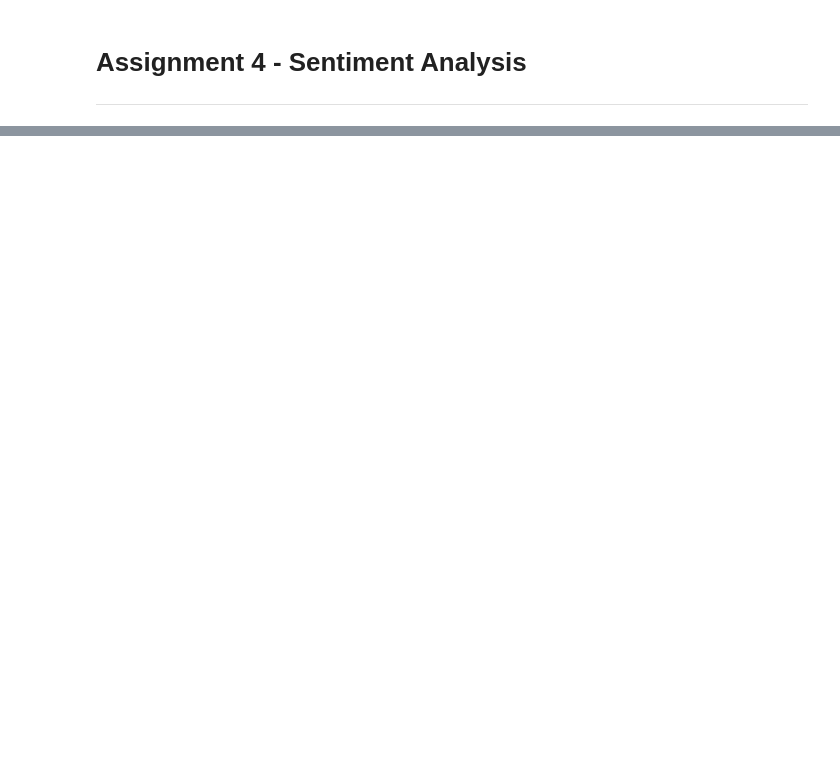
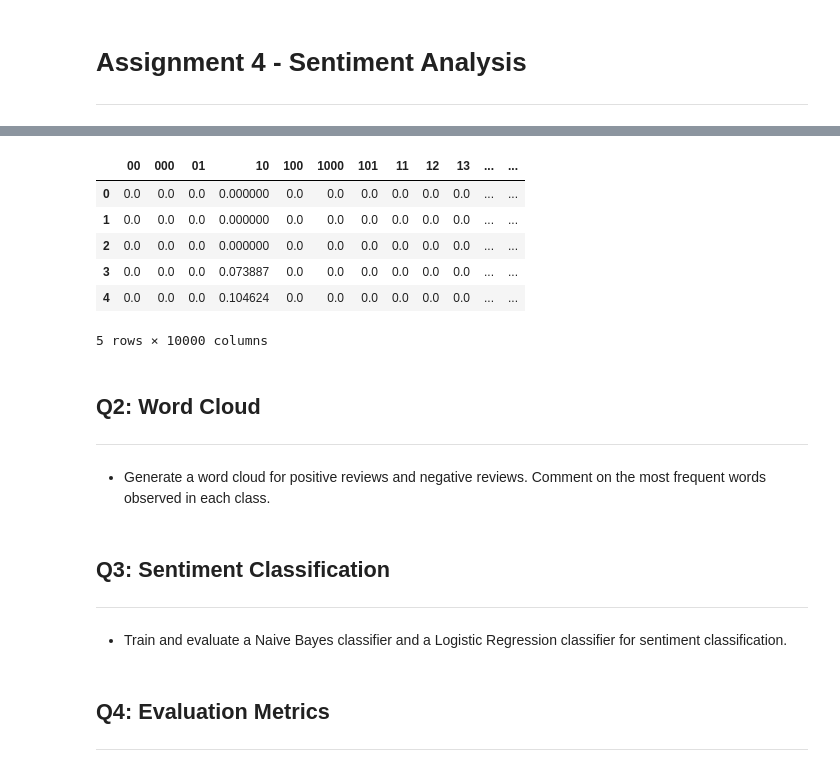
Before and after one commit to ikabrain/UCS772-CV-NLP-Lab, a Jupyter notebook: NLP_assign4/NLP_assign4.ipynb, the cells around one changed output, grey strips where cells are left out. Saved outputs shown, nothing was run; the diff lists cells and outputs as text; code cells hidden in the pictures; blank space fills up the shorter version.

```diff
--- a/NLP_assign4/NLP_assign4.ipynb
+++ b/NLP_assign4/NLP_assign4.ipynb
@@ -9,0 +104,32 @@ import matplotlib.pyplot as plt
+# %%
+# TF-IDF
+from sklearn.feature_extraction.text import TfidfVectorizer
+
+tfidf_vec = TfidfVectorizer(stop_words='english', max_features=10000)
+X_train_tfidf = tfidf_vec.fit_transform(X_train)
+X_test_tfidf = tfidf_vec.transform(X_test)
+
+train_tfidf = pd.DataFrame(X_train_tfidf.toarray(), columns=tfidf_vec.get_feature_names_out())
+train_tfidf.index = X_train.index
+train_tfidf.head()
+# %% [output]
+|  | 00 | 000 | 01 | 10 | 100 | 1000 | 101 | 11 | 12 | 13 | ... | ... |
+| 0 | 0.0 | 0.0 | 0.0 | 0.000000 | 0.0 | 0.0 | 0.0 | 0.0 | 0.0 | 0.0 | ... | ... |
+| 1 | 0.0 | 0.0 | 0.0 | 0.000000 | 0.0 | 0.0 | 0.0 | 0.0 | 0.0 | 0.0 | ... | ... |
+| 2 | 0.0 | 0.0 | 0.0 | 0.000000 | 0.0 | 0.0 | 0.0 | 0.0 | 0.0 | 0.0 | ... | ... |
+| 3 | 0.0 | 0.0 | 0.0 | 0.073887 | 0.0 | 0.0 | 0.0 | 0.0 | 0.0 | 0.0 | ... | ... |
+| 4 | 0.0 | 0.0 | 0.0 | 0.104624 | 0.0 | 0.0 | 0.0 | 0.0 | 0.0 | 0.0 | ... | ... |
+5 rows × 10000 columns
+# %% [markdown]
+## Q2: Word Cloud
+---
+# %% [markdown]
+ - Generate a word cloud for positive reviews and negative reviews. Comment on the most frequent words observed in each class.
+# %% [markdown]
+## Q3: Sentiment Classification
+---
+# %% [markdown]
+ - Train and evaluate a Naive Bayes classifier and a Logistic Regression classifier for sentiment classification.
+# %% [markdown]
+## Q4: Evaluation Metrics
+---
```
Also changed, not shown: parts of 13 cells of this notebook.
